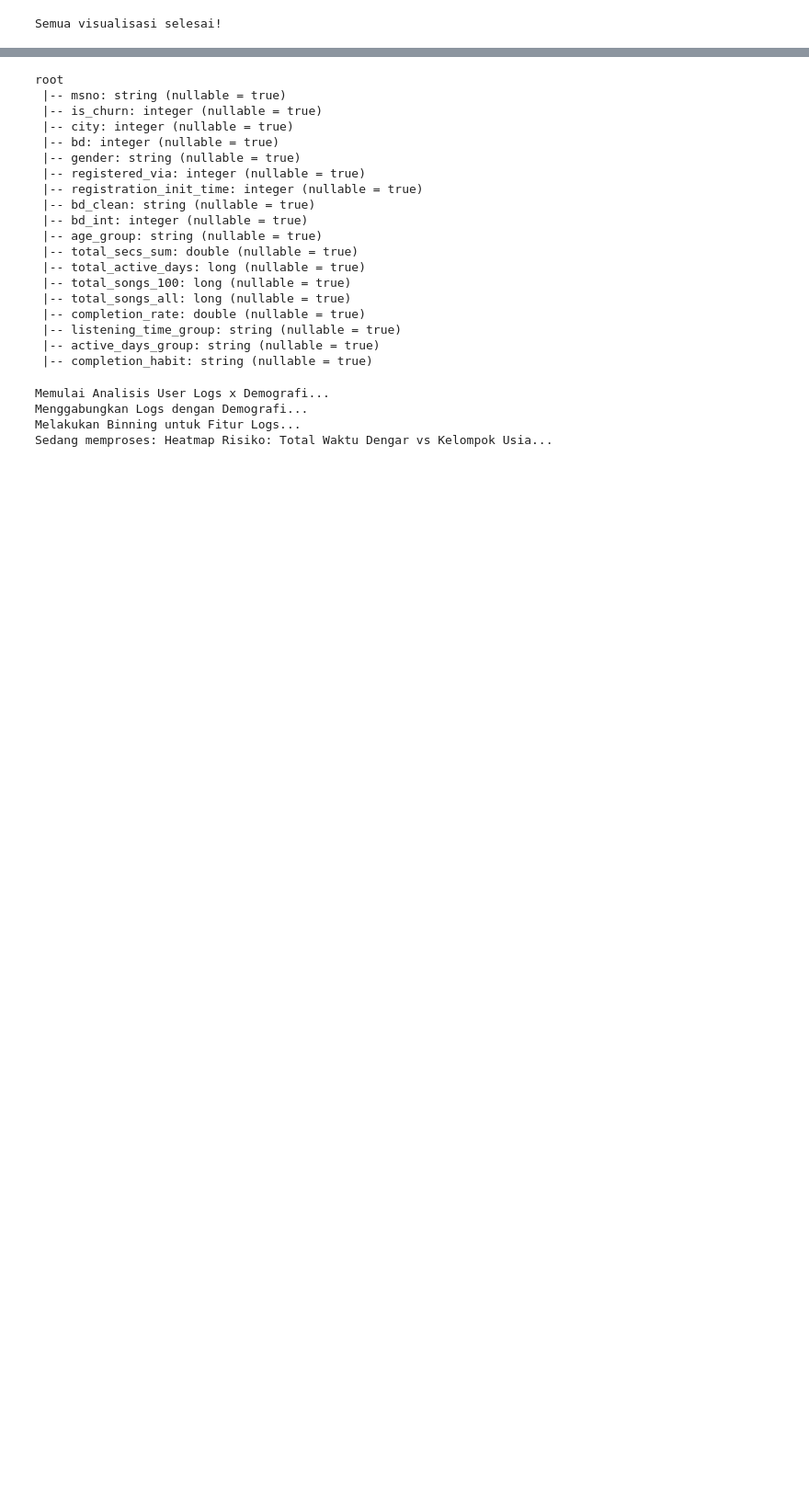
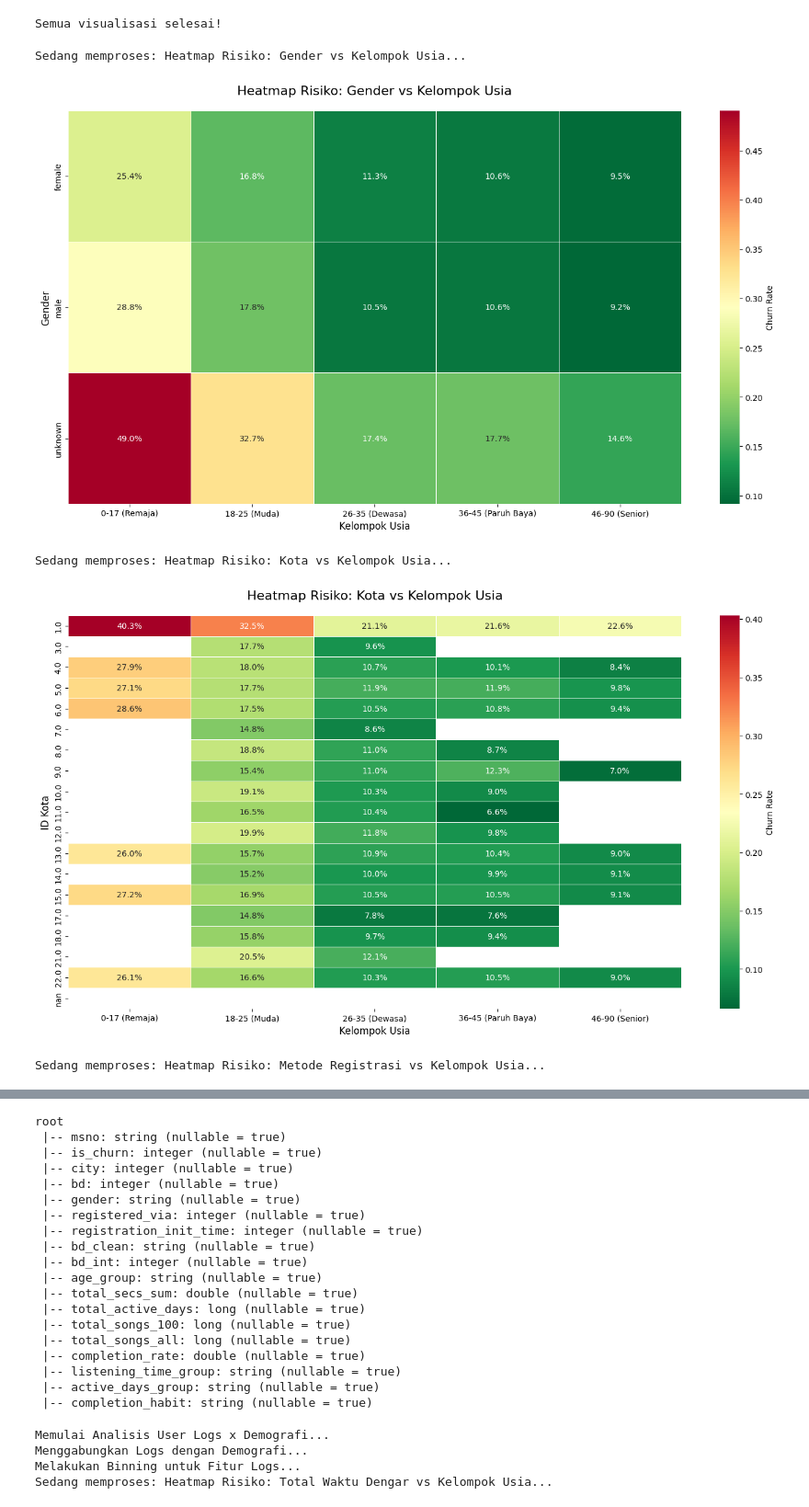
Before and after one commit to goldistry/ABD_CC, a Jupyter notebook: src/EDA_Data_Demographics-parquet.ipynb, the cells around one changed output, grey strips where cells are left out. Shown at 92% size. Saved outputs shown, nothing was run; the diff lists cells and outputs as text; code cells hidden in the pictures; blank space fills up the shorter version.

Commit message:
FEAT: generate jg yg demography per age group analisanya

```diff
--- a/src/EDA_Data_Demographics-parquet.ipynb
+++ b/src/EDA_Data_Demographics-parquet.ipynb
@@ -445,3 +445,55 @@ Sedang memproses: Heatmap Risiko: Durasi Paket vs Kelompok Usia...
 Sedang memproses: Heatmap Risiko: Harga Bayar vs Kelompok Usia...
 [figure]
 Semua visualisasi selesai!
+# %%
+plot_data_members = train_members_grouped.filter(
+    (F.col("is_churn").isNotNull()) &
+    (F.col("age_group") != "unknown")
+)
+
+# --- LANJUTAN: ANALISIS DEMOGRAFI & REGISTRASI VS AGE GROUP ---
+
+# Pastikan 'create_churn_heatmap' dan 'plot_data_members' sudah didefinisikan dari cell sebelumnya
+# plot_data_members = data transaksi yang sudah difilter (age_group != Unknown)
+
+# 1. Heatmap: GENDER vs AGE GROUP
+create_churn_heatmap(
+    plot_data_members,
+    "gender",
+    "Heatmap Risiko: Gender vs Kelompok Usia",
+    "heatmap_gender_age.png",
+    "Gender"
+)
+# Insight yang dicari: Apakah ada perbedaan drastis antara Pria/Wanita di usia Remaja?
+# Biasanya gender tidak terlalu berpengaruh, jadi kita ekspektasikan warnanya seragam vertikal.
+
+# 2. Heatmap: CITY vs AGE GROUP
+# Karena kota ada banyak (22+), heatmap akan sangat berguna untuk melihat pola spasial
+create_churn_heatmap(
+    plot_data_members,
+    "city",
+    "Heatmap Risiko: Kota vs Kelompok Usia",
+    "heatmap_city_age.png",
+    "ID Kota"
+)
+# Insight yang dicari:
+# - Apakah ada kota tertentu yang merah di SEMUA umur? (Masalah jaringan/layanan di kota itu)
+# - Apakah ada kota yang merah hanya di Remaja? (Mungkin kota pelajar dengan daya beli rendah)
+
+# 3. Heatmap: REGISTERED VIA vs AGE GROUP
+create_churn_heatmap(
+    plot_data_members,
+    "registered_via",
+    "Heatmap Risiko: Metode Registrasi vs Kelompok Usia",
+    "heatmap_registered_age.png",
+    "ID Metode Registrasi"
+)
+# Insight yang dicari:
+# - Metode 4 (yang kita tahu berisiko tinggi), apakah merah di semua umur?
+# - Metode 7 (yang aman), apakah tetap hijau untuk Remaja?
+# %% [output]
+Sedang memproses: Heatmap Risiko: Gender vs Kelompok Usia...
+[figure, added]
+Sedang memproses: Heatmap Risiko: Kota vs Kelompok Usia...
+[figure, added]
+Sedang memproses: Heatmap Risiko: Metode Registrasi vs Kelompok Usia...
```
Also changed, not shown: parts of 2 cells of this notebook, 3 other files.
